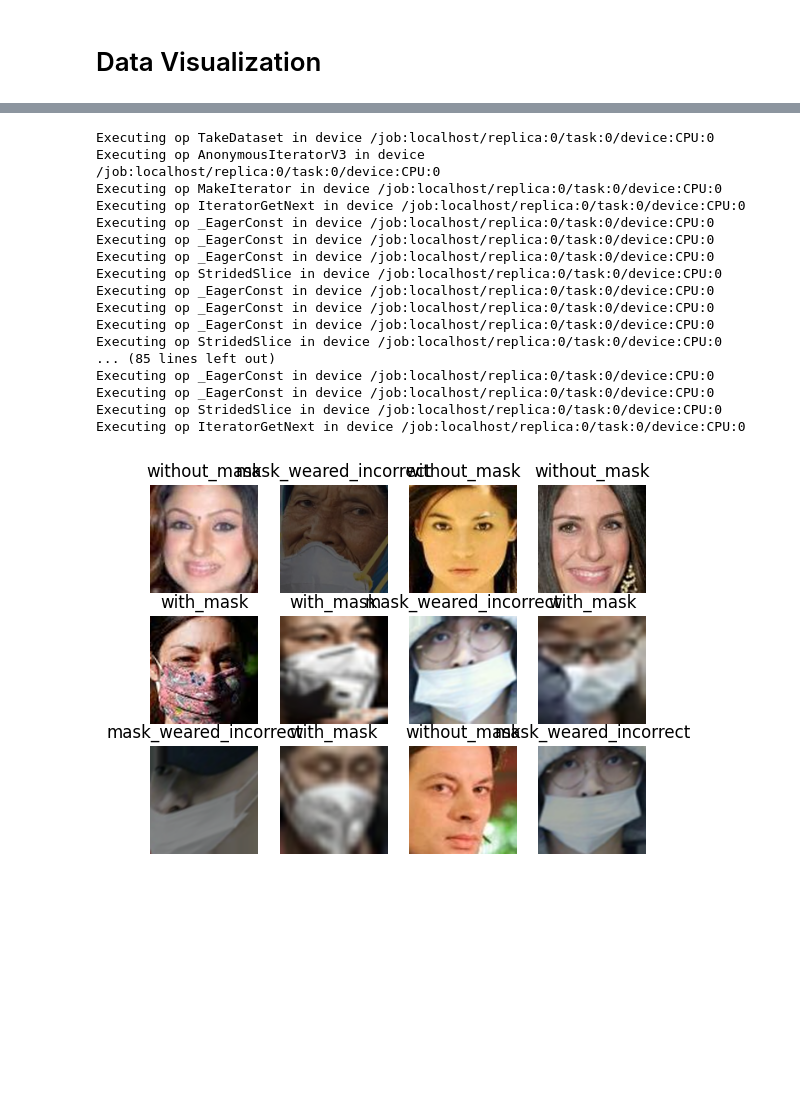
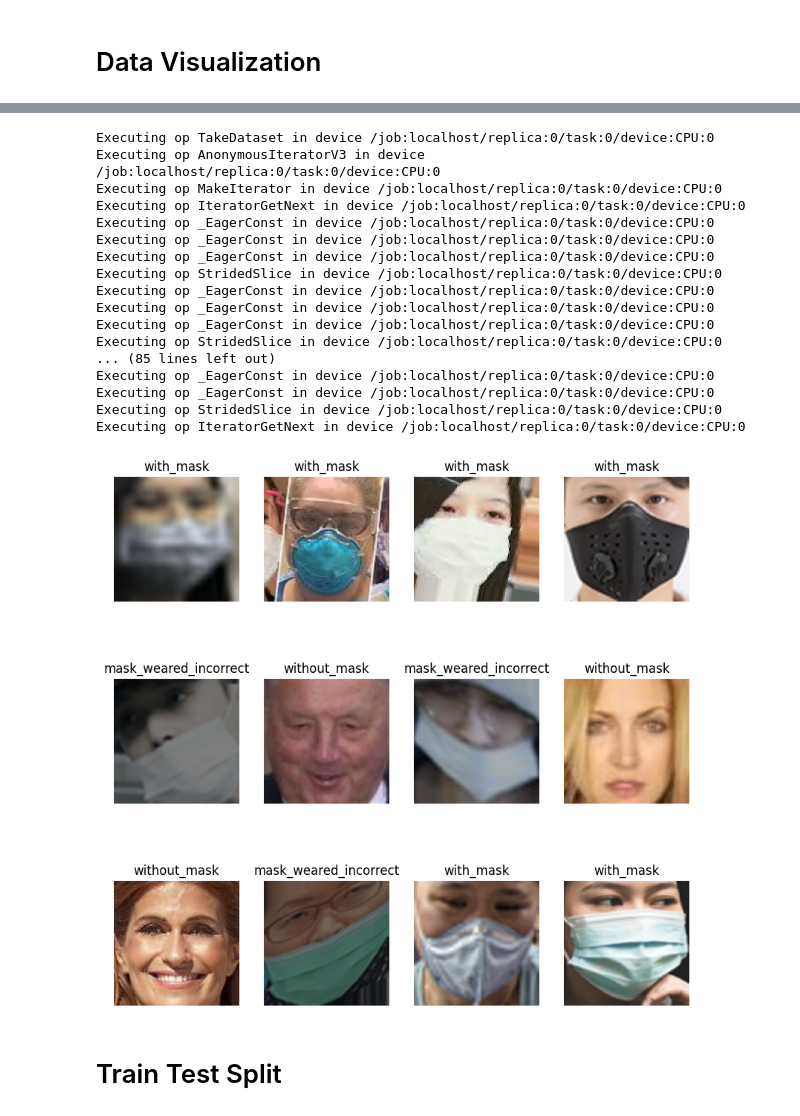
Before and after one commit to baidarnischal/Mask-Wearing-Classification, a Jupyter notebook: training/training.ipynb, the cells around one changed output, grey strips where cells are left out. Saved outputs shown, nothing was run; the diff lists cells and outputs as text; code cells hidden in the pictures; blank space fills up the shorter version.

```diff
--- a/training/training.ipynb
+++ b/training/training.ipynb
@@ -103,27 +107,29 @@ Executing op IteratorGetNext in device /job:localhost/replica:0/task:0/device:CP
 # %%
-plt.figure()
+plt.figure(figsize=(10,10))
 for image_batch, label_batch in dataset.take(1):
     for i in range(12):
         ax= plt.subplot(3,4,i+1)
         plt.imshow(image_batch[i].numpy().astype("uint8"))
         plt.title(class_names[label_batch[i]])
         plt.axis("off")
 # %% [output]
 Executing op TakeDataset in device /job:localhost/replica:0/task:0/device:CPU:0
 Executing op AnonymousIteratorV3 in device /job:localhost/replica:0/task:0/device:CPU:0
 Executing op MakeIterator in device /job:localhost/replica:0/task:0/device:CPU:0
 Executing op IteratorGetNext in device /job:localhost/replica:0/task:0/device:CPU:0
 Executing op _EagerConst in device /job:localhost/replica:0/task:0/device:CPU:0
 Executing op _EagerConst in device /job:localhost/replica:0/task:0/device:CPU:0
 Executing op _EagerConst in device /job:localhost/replica:0/task:0/device:CPU:0
 Executing op StridedSlice in device /job:localhost/replica:0/task:0/device:CPU:0
 Executing op _EagerConst in device /job:localhost/replica:0/task:0/device:CPU:0
 Executing op _EagerConst in device /job:localhost/replica:0/task:0/device:CPU:0
 Executing op _EagerConst in device /job:localhost/replica:0/task:0/device:CPU:0
 Executing op StridedSlice in device /job:localhost/replica:0/task:0/device:CPU:0
 ... (85 lines left out)
 Executing op _EagerConst in device /job:localhost/replica:0/task:0/device:CPU:0
 Executing op _EagerConst in device /job:localhost/replica:0/task:0/device:CPU:0
 Executing op StridedSlice in device /job:localhost/replica:0/task:0/device:CPU:0
 Executing op IteratorGetNext in device /job:localhost/replica:0/task:0/device:CPU:0
-[figure, old version]
+[figure, new version]
+# %% [markdown]
+# Train Test Split
```
Also changed, not shown: parts of 27 cells of this notebook.
